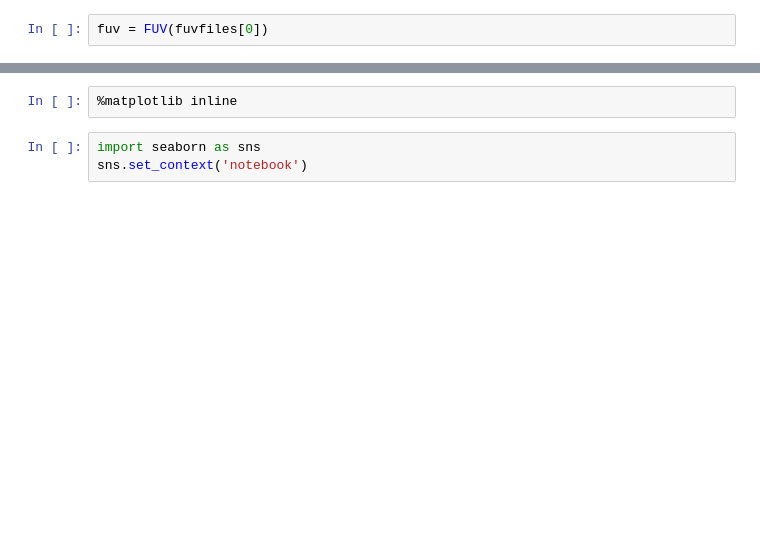
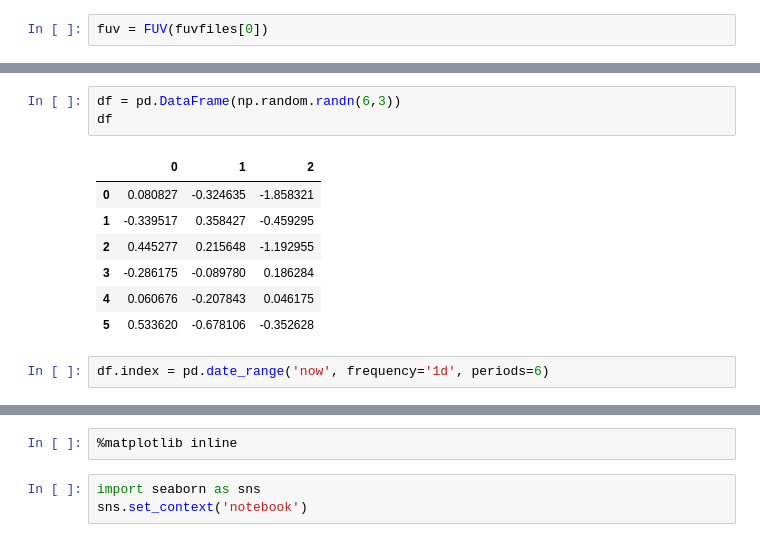
Before and after one commit to Cassini-UVIS/pyuvis, a Jupyter notebook: notebooks/FUV.ipynb, the cells around one changed output, grey strips where cells are left out. Saved outputs shown, nothing was run; the diff lists cells and outputs as text; blank space fills up the shorter version.

```diff
--- a/notebooks/FUV.ipynb
+++ b/notebooks/FUV.ipynb
@@ -15,0 +38,13 @@ fuv.data
+# %%
+df = pd.DataFrame(np.random.randn(6,3))
+df
+# %% [output]
+|  | 0 | 1 | 2 |
+| 0 | 0.080827 | -0.324635 | -1.858321 |
+| 1 | -0.339517 | 0.358427 | -0.459295 |
+| 2 | 0.445277 | 0.215648 | -1.192955 |
+| 3 | -0.286175 | -0.089780 | 0.186284 |
+| 4 | 0.060676 | -0.207843 | 0.046175 |
+| 5 | 0.533620 | -0.678106 | -0.352628 |
+# %%
+df.index = pd.date_range('now', frequency='1d', periods=6)
```
Also changed, not shown: parts of 17 cells of this notebook, 1 other file.
